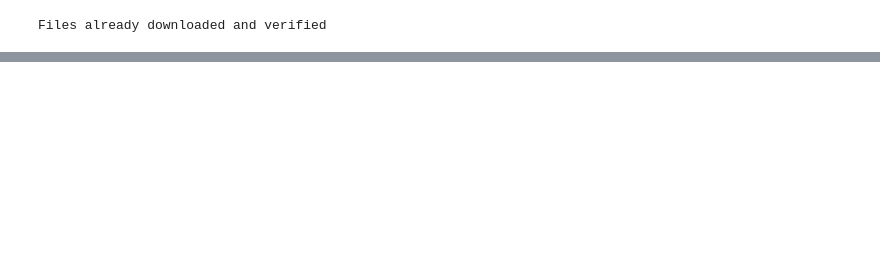
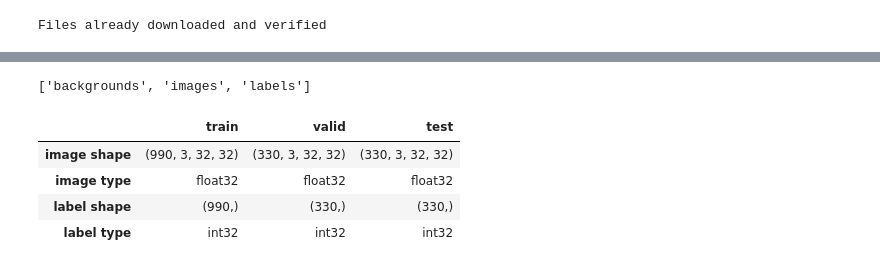
Before and after one commit to sandhrabijoy/Pytorch-and-ML-learning, a Jupyter notebook: pytorch_practicce3.ipynb, the cells around one changed output, grey strips where cells are left out. Cells and saved outputs as stored; diff of their text form; code cells hidden in the pictures; blank space fills up the shorter version.

Commit message:
the label and image having shape and type from data defined

```diff
--- a/pytorch_practicce3.ipynb
+++ b/pytorch_practicce3.ipynb
@@ -39,7 +39,7 @@ def load_h5py(path,img_size):
   y_test,y_valid,y_train=y[:n],y[n:2*n],y[2*n:]
 
   df=pd.DataFrame([[x_train.shape,x_valid.shape,x_test.shape],[x_train.dtype,x_valid.dtype,x_test.dtype],[y_train.shape,y_valid.shape,y_test.shape],[y_train.dtype,y_valid.dtype,y_test.dtype]],
-                  columns=['train,valid','test'],index=['image shape','image type','label shape','label type'])
+                  columns=['train','valid','test'],index=['image shape','image type','label shape','label type'])
   display(df)
   return[[x_train,x_valid,x_test],[y_train,y_valid,y_test]]
 # %%
@@ -110,0 +111,11 @@ show_examples(valid_loader,classes,7)
+# %%
+fpath='/content/sample_data/LetterColorImages.h5'
+
+[[x_train,x_valid,x_test], [y_train,y_valid,y_test]]=load_h5py(fpath,32)
+# %% [output]
+['backgrounds', 'images', 'labels']
+|  | train | valid | test |
+| image shape | (990, 3, 32, 32) | (330, 3, 32, 32) | (330, 3, 32, 32) |
+| image type | float32 | float32 | float32 |
+| label shape | (990,) | (330,) | (330,) |
+| label type | int32 | int32 | int32 |
```
Also changed, not shown: parts of 1 cell of this notebook.
